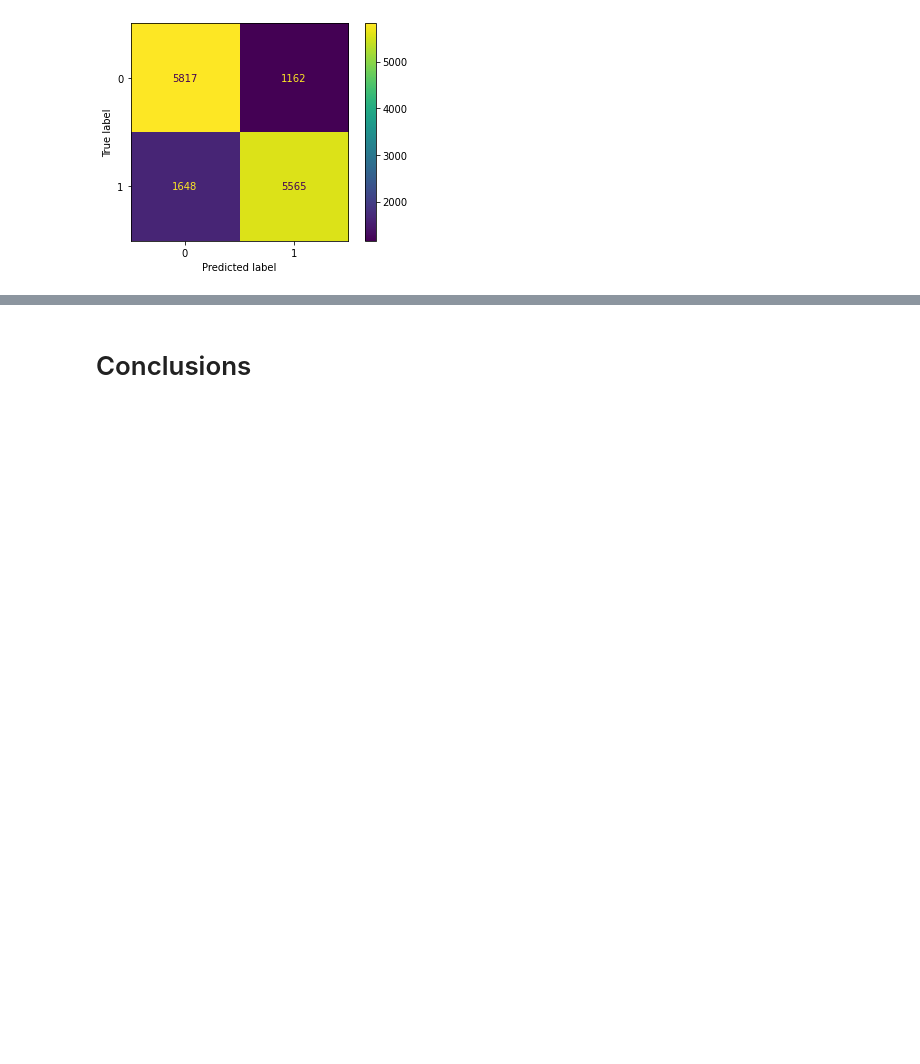
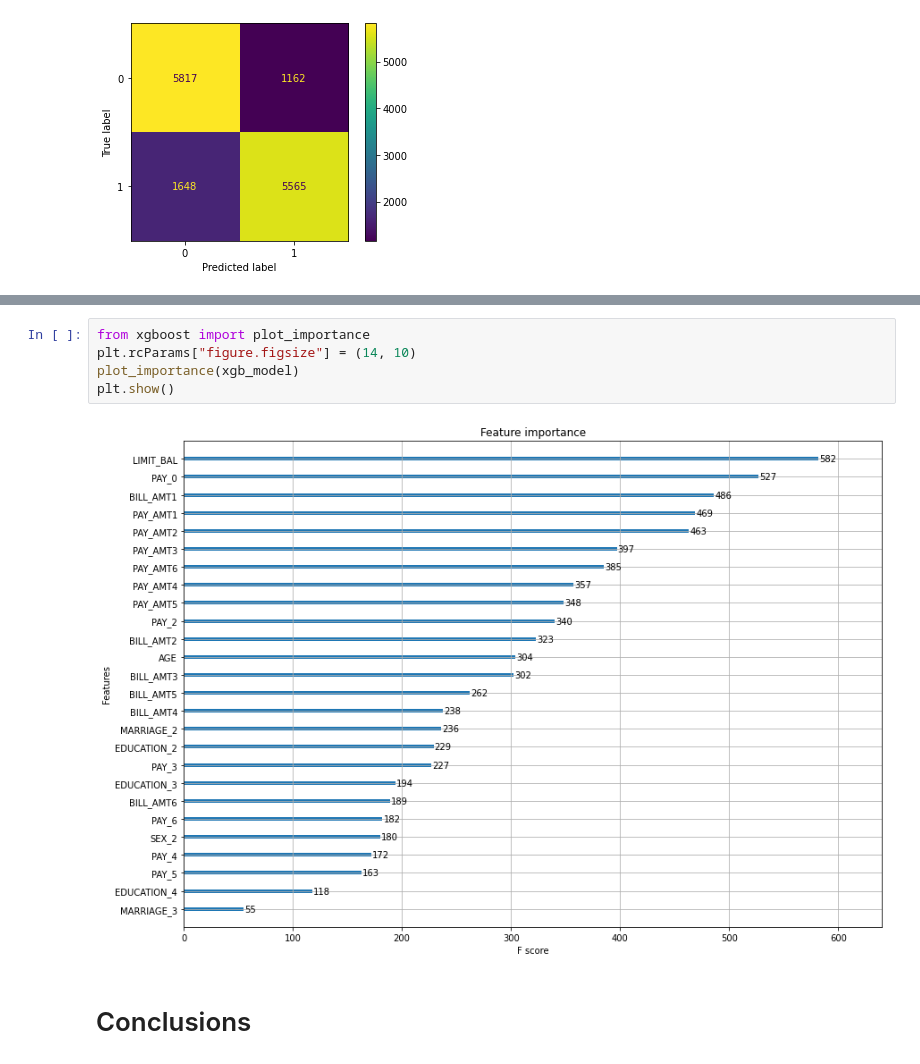
Before and after one commit to akmal1994/Capstone---Classification, a Jupyter notebook: Credit_Card_Default_Prediction_Capstone_Project.ipynb, the cells around one changed output, grey strips where cells are left out. Drawn from its saved outputs; the diff is of its cells as text; blank space fills up the shorter version.

```diff
--- a/Credit_Card_Default_Prediction_Capstone_Project.ipynb
+++ b/Credit_Card_Default_Prediction_Capstone_Project.ipynb
@@ -971,3 +991,10 @@ Confusion metrix for Logistic regression
+# %%
+from xgboost import plot_importance
+plt.rcParams["figure.figsize"] = (14, 10)
+plot_importance(xgb_model)
+plt.show()
+# %% [output]
+[figure, added]
 # %% [markdown]
 # Conclusions
 # %% [markdown]
```
Also changed, not shown: parts of 8 cells of this notebook.
